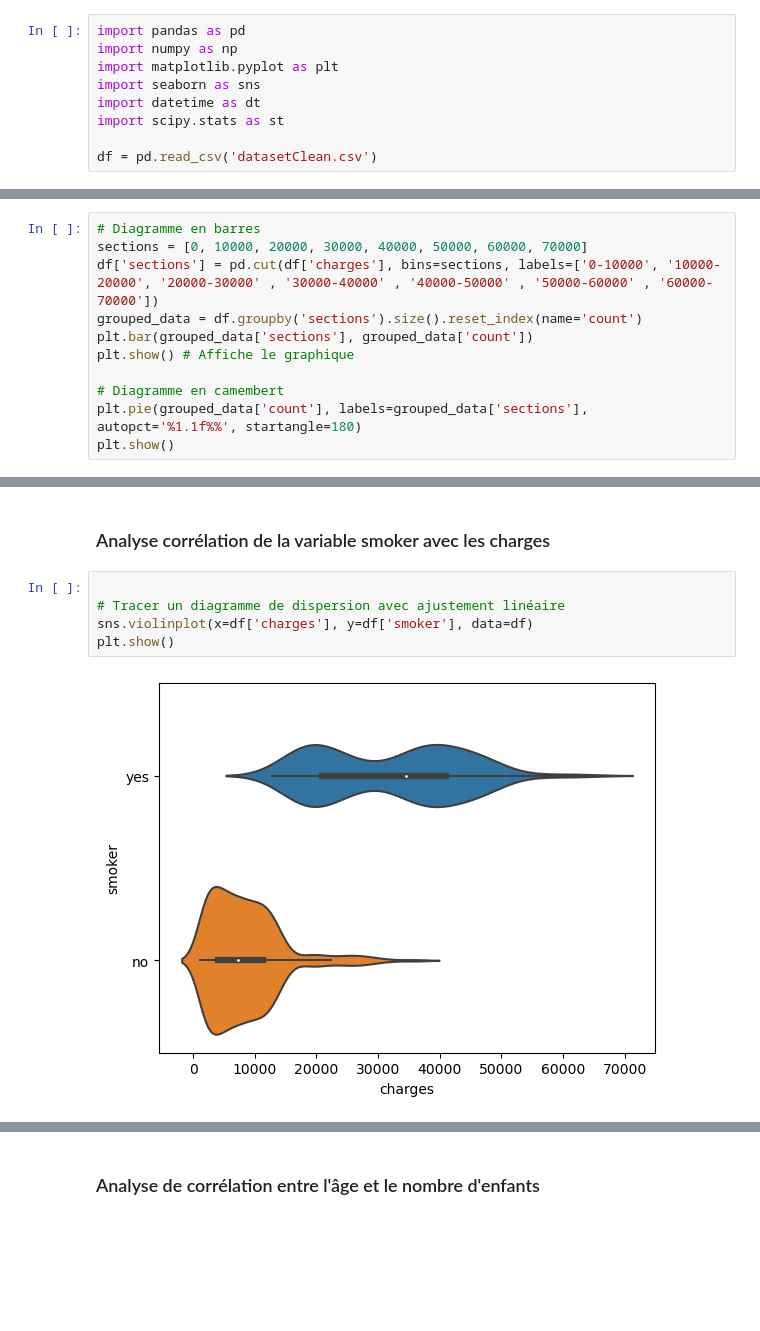
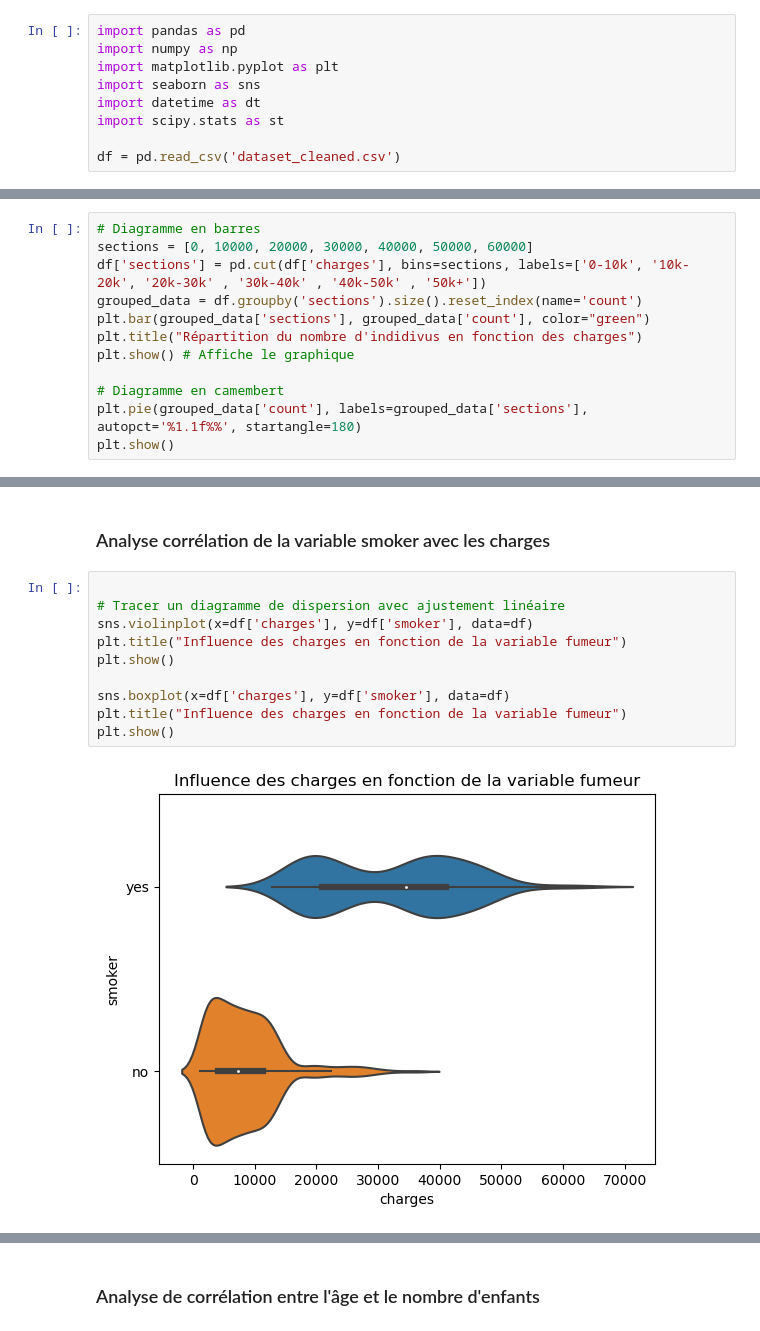
Before and after one commit to Jakimpact/prime-assurance-ia, a Jupyter notebook: analyseData.ipynb, the cells around one changed output, grey strips where cells are left out. Cells and saved outputs as stored; diff of their text form; blank space fills up the shorter version.

```diff
--- a/analyseData.ipynb
+++ b/analyseData.ipynb
@@ -8,7 +8,7 @@ import seaborn as sns
 import datetime as dt
 import scipy.stats as st
 
-df = pd.read_csv('datasetClean.csv')
+df = pd.read_csv('dataset_cleaned.csv')
 # %% [markdown]
 # Analyse des données univariées
 # %% [markdown]
@@ -106,10 +107,11 @@ plt.show()
 ### Graphique des données pour la variable Charges
 # %%
 # Diagramme en barres
-sections = [0, 10000, 20000, 30000, 40000, 50000, 60000, 70000]
-df['sections'] = pd.cut(df['charges'], bins=sections, labels=['0-10000', '10000-20000', '20000-30000' , '30000-40000' , '40000-50000' , '50000-60000' , '60000-70000'])
+sections = [0, 10000, 20000, 30000, 40000, 50000, 60000]
+df['sections'] = pd.cut(df['charges'], bins=sections, labels=['0-10k', '10k-20k', '20k-30k' , '30k-40k' , '40k-50k' , '50k+'])
 grouped_data = df.groupby('sections').size().reset_index(name='count')
-plt.bar(grouped_data['sections'], grouped_data['count'])
+plt.bar(grouped_data['sections'], grouped_data['count'], color="green")
+plt.title("Répartition du nombre d'indidivus en fonction des charges")
 plt.show() # Affiche le graphique
 
 # Diagramme en camembert
@@ -158,7 +161,12 @@ plt.show()
 # %%
 
 # Tracer un diagramme de dispersion avec ajustement linéaire
 sns.violinplot(x=df['charges'], y=df['smoker'], data=df)
+plt.title("Influence des charges en fonction de la variable fumeur")
 plt.show()
+
+sns.boxplot(x=df['charges'], y=df['smoker'], data=df)
+plt.title("Influence des charges en fonction de la variable fumeur")
+plt.show()
 # %% [output]
-[figure, old version]
+[figure, new version]
```
Also changed, not shown: parts of 7 cells of this notebook, 4 other files.
